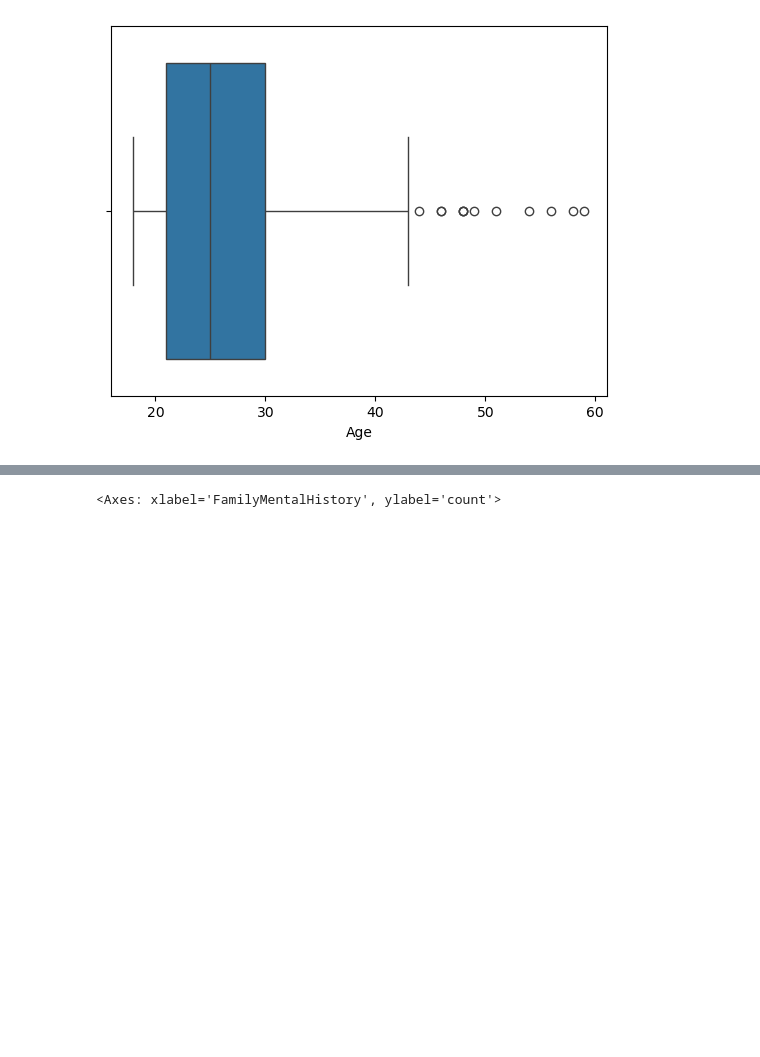
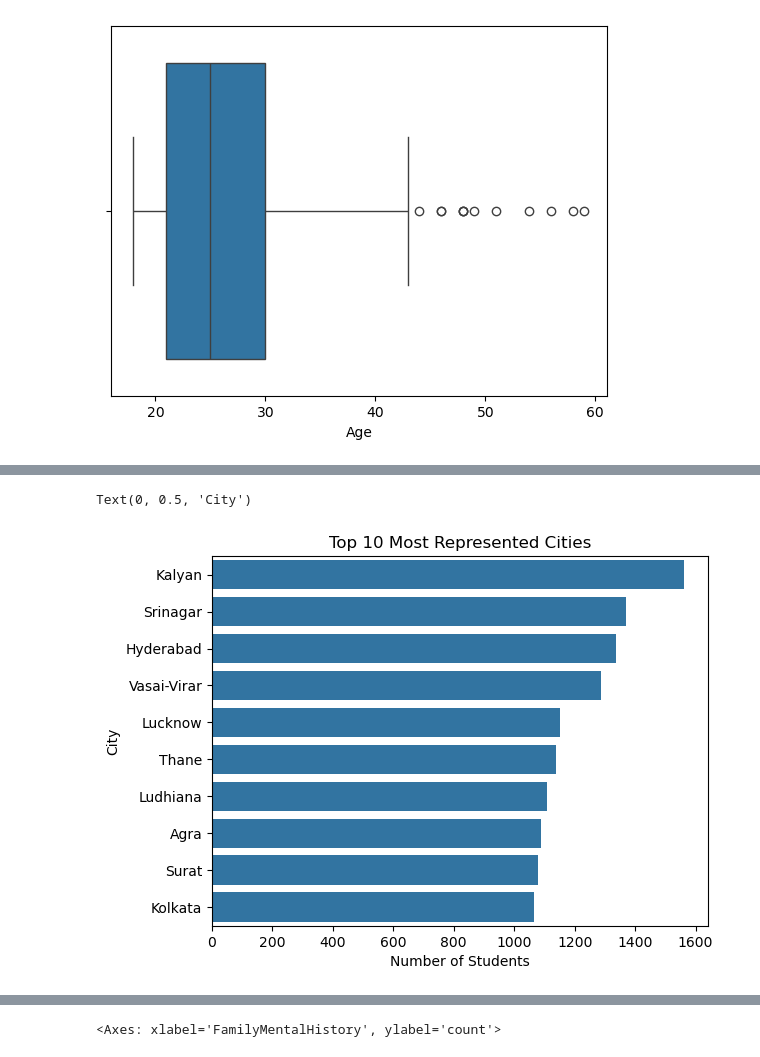
Before and after one commit to Siddharth-Saravanan/Student_Depression_Analysis_and_Prediction_using_Machine_Learning, a Jupyter notebook: student_depression_prediction.ipynb, the cells around one changed output, grey strips where cells are left out. Drawn from its saved outputs; the diff is of its cells as text; code cells hidden in the pictures; blank space fills up the shorter version.

```diff
--- a/student_depression_prediction.ipynb
+++ b/student_depression_prediction.ipynb
@@ -576,2 +595,13 @@ sns.boxplot(data=depr_df, x='Age')
+# %%
+# City Overview
+
+top_cities = depr_df['City'].value_counts().head(10)
+sns.barplot(x=top_cities.values, y=top_cities.index)
+plt.title("Top 10 Most Represented Cities")
+plt.xlabel("Number of Students")
+plt.ylabel("City")
+# %% [output]
+Text(0, 0.5, 'City')
+[figure, added]
 # %%
 # Academic Pressure
```
Also changed, not shown: parts of 7 cells of this notebook.
